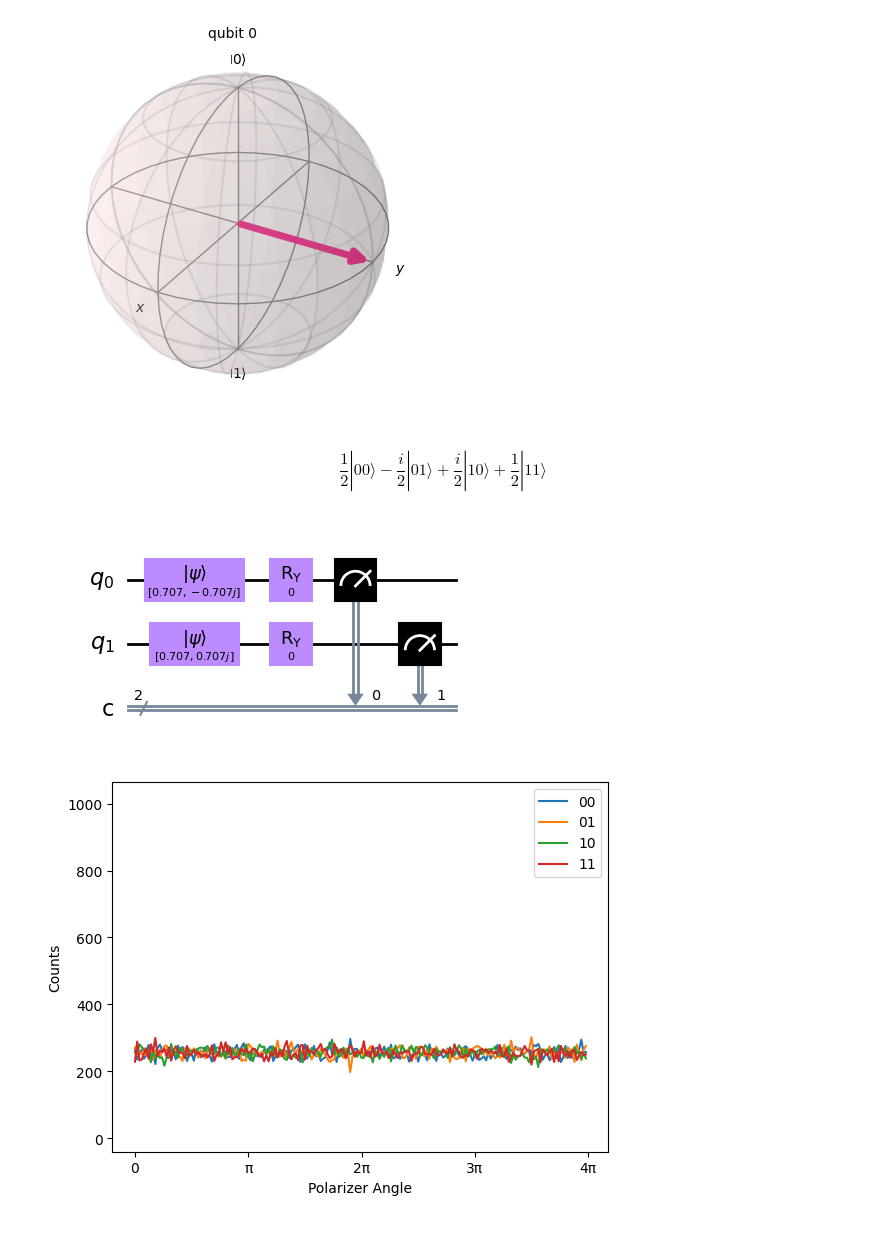
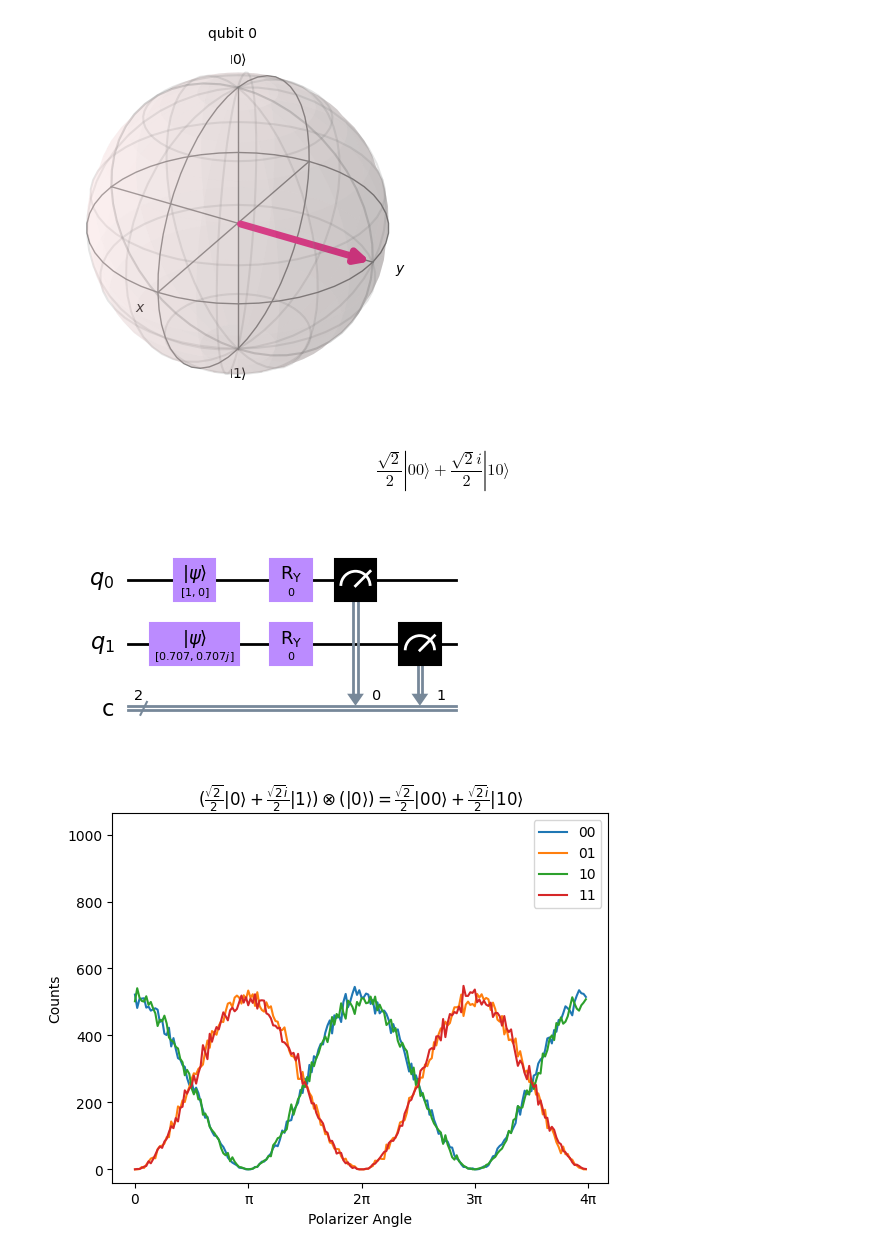
Before and after one commit to sparklyhotdog/QisketProject, a Jupyter notebook: ideal_simulations/2_independent_qubits_rotation.ipynb, the cells around one changed output. Saved outputs shown, nothing was run; the diff lists cells and outputs as text; code cells hidden in the pictures.

```diff
--- a/ideal_simulations/2_independent_qubits_rotation.ipynb
+++ b/ideal_simulations/2_independent_qubits_rotation.ipynb
@@ -16,7 +16,7 @@ state_L = [1/sqrt(2), 1j/sqrt(2)]
 state_R = [1/sqrt(2), -1j/sqrt(2)]
 
 # input states
-input_state_a = state_R
+input_state_a = state_H
 input_state_b = state_L
 # %%
 # normalize and display a
@@ -78,35 +78,35 @@ for i in range(N):
     # simulate
     backend = AerSimulator(method='statevector')
     job = backend.run(transpile(qc, backend), shots=numShots)
     result = job.result()
     counts = result.get_counts(qc)
 
     x_val.append(delta)
 
     # put in zeros for the counts if needed
     out = [0, 0, 0, 0]
     for j in range(4):
         if states[j] in counts:
             out[j] = counts[states[j]]
         y_val[j].append(out[j])
 
 # graph
 fig, ax = plt.subplots()
 
 for i in range(4):
     ax.plot(x_val, y_val[i], label = states[i])
 
 ax.set_xlabel('Polarizer Angle')
 ax.set_ylabel('Counts')
 ax.set_ylim(0 - 40, numShots + 40)
 latex_a = Statevector(state_a).draw(output='latex_source')
 latex_b = Statevector(state_b).draw(output='latex_source')
 title = '$(' + latex_b + ') \otimes (' + latex_a + ' ) = ' + state + '$'
-# ax.set_title(title)
+ax.set_title(title)
 x_ticks = ax.set_xticks([0, pi, 2*pi, 3*pi, 4*pi], ['0', 'π', '2π', '3π', '4π'])
 legend = plt.legend(loc='upper right')
-plt.savefig('plots\\2_ind_qubit\\LR_plot')
+plt.savefig('plots\\2_ind_qubit\\LH_plot')
 # %% [output]
-$$\frac{1}{2} |00\rangle- \frac{i}{2} |01\rangle+\frac{i}{2} |10\rangle+\frac{1}{2} |11\rangle$$
+$$\frac{\sqrt{2}}{2} |00\rangle+\frac{\sqrt{2} i}{2} |10\rangle$$
-[figure, old version]
+[figure, new version]
-[figure, old version]
+[figure, new version]
```
Also changed, not shown: parts of 1 cell of this notebook, 10 other files.
